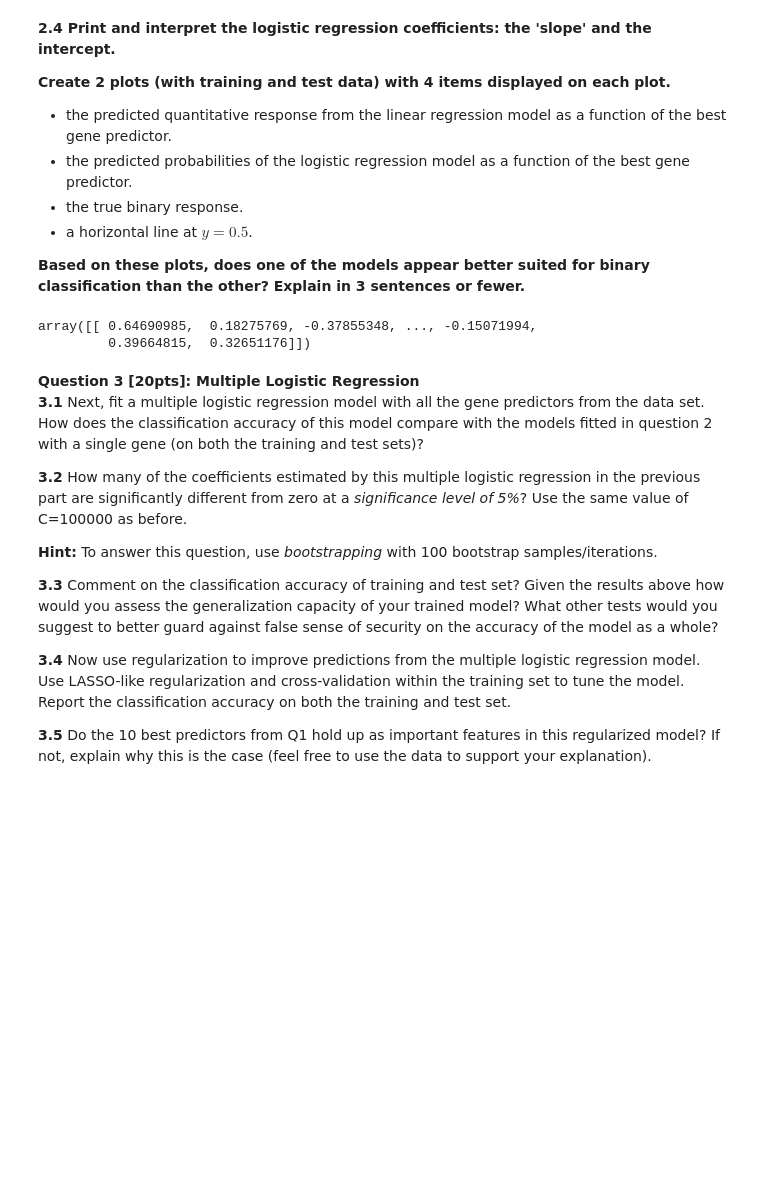
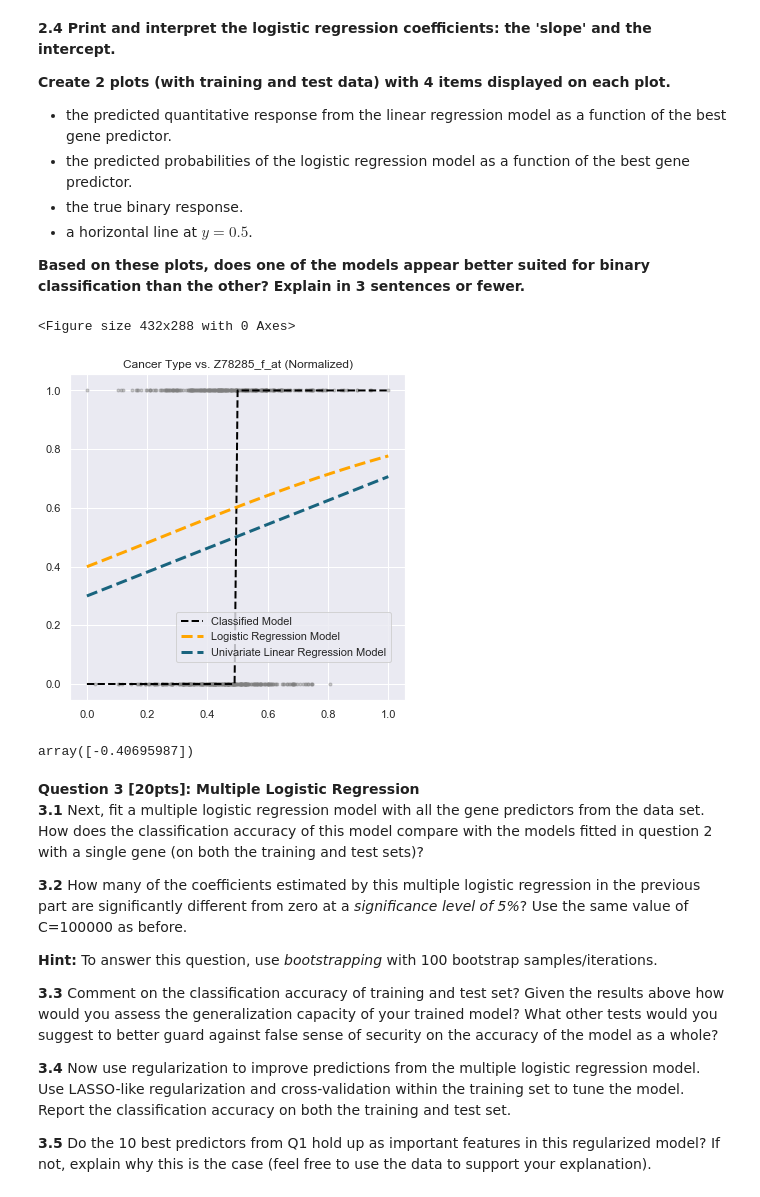
Before and after one commit to kdumontnu/2019-CS109A, a Jupyter notebook: homework/hw4/cs109a_HW4_submit.ipynb, the cells around one changed output. Saved outputs shown, nothing was run; the diff lists cells and outputs as text; code cells hidden in the pictures; blank space fills up the shorter version.

```diff
--- a/homework/hw4/cs109a_HW4_submit.ipynb
+++ b/homework/hw4/cs109a_HW4_submit.ipynb
@@ -334,10 +334,27 @@ print(lr.coef_)
 - a horizontal line at $y=0.5$.
 
 **Based on these plots, does one of the models appear better suited for binary classification than the other?  Explain in 3 sentences or fewer.**
+# %%
+plt.clf()
+fig, axes = plt.subplots(nrows=1, ncols=1, figsize=(6, 6))
+
+x = np.linspace(0, 1, 101)
+y = 1/(1+np.exp(-(x*lr.coef_[0][1] + lr.coef_[0][0])))
+yr = OLSModel_Fit.params[0] + OLSModel_Fit.params[1]*x
+
+axes.plot(x, lr.predict(sm.add_constant(x)), color='black', ls='--', linewidth=2, label='Classified Model')
+axes.scatter(X_train_n[best_predictor], y_train.values, color='grey', marker='.', alpha=0.4)
+axes.plot(x, y, color='orange', ls='--', linewidth=3, label='Logistic Regression Model')
+axes.plot(x, yr, color='#19647E', ls='--', linewidth=3, label='Univariate Linear Regression Model')
+axes.set_title('Cancer Type vs. ' + best_predictor + ' (Normalized)')
+axes.grid(True)
+axes.legend(loc='lower left', bbox_to_anchor=(0.3,0.1))
+plt.show()
+# %% [output]
+<Figure size 432x288 with 0 Axes>
+[figure, added]
 # %%
 # your code here
-dir(lr)
-lr.coef_
+lr.intercept_
 # %% [output]
-array([[ 0.64690985,  0.18275769, -0.37855348, ..., -0.15071994,
-         0.39664815,  0.32651176]])
+array([-0.40695987])
```
Also changed, not shown: parts of 1 cell of this notebook.
